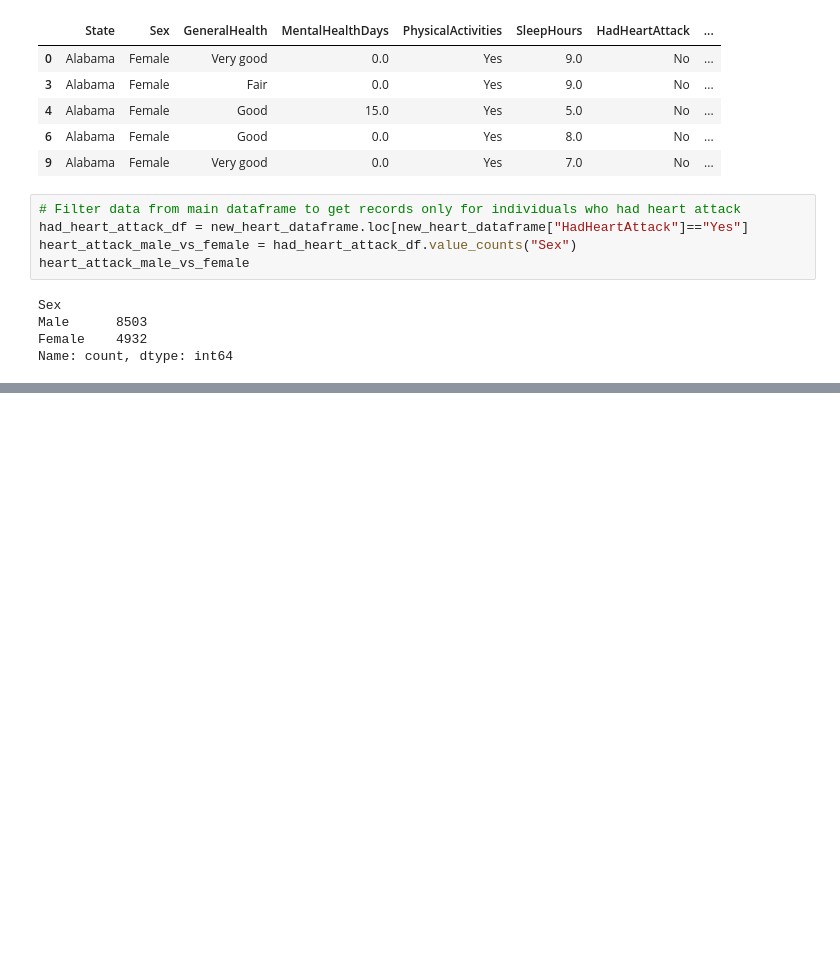
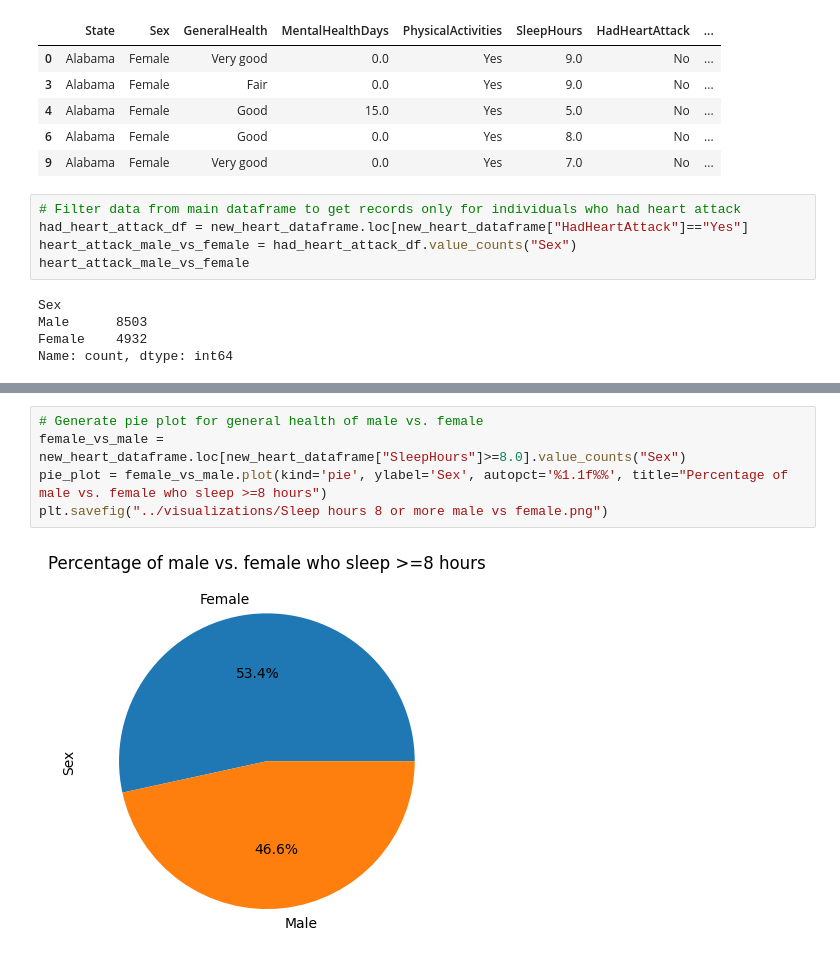
Before and after one commit to RickGrimesCodes/Project-1-GREEN-TEAM-, a Jupyter notebook: jupyterCode/Heart_Disease_male_vs_female.ipynb, the cells around one changed output, grey strips where cells are left out. Drawn from its saved outputs; the diff is of its cells as text; blank space fills up the shorter version.

```diff
--- a/jupyterCode/Heart_Disease_male_vs_female.ipynb
+++ b/jupyterCode/Heart_Disease_male_vs_female.ipynb
@@ -99,0 +108,7 @@ plt.savefig("../visualizations/Alcohol Status of male vs female.png")
+# %%
+# Generate pie plot for general health of male vs. female
+female_vs_male = new_heart_dataframe.loc[new_heart_dataframe["SleepHours"]>=8.0].value_counts("Sex")
+pie_plot = female_vs_male.plot(kind='pie', ylabel='Sex', autopct='%1.1f%%', title="Percentage of male vs. female who sleep >=8 hours")
+plt.savefig("../visualizations/Sleep hours 8 or more male vs female.png")
+# %% [output]
+[figure, added]
```
Also changed, not shown: parts of 5 cells of this notebook.
